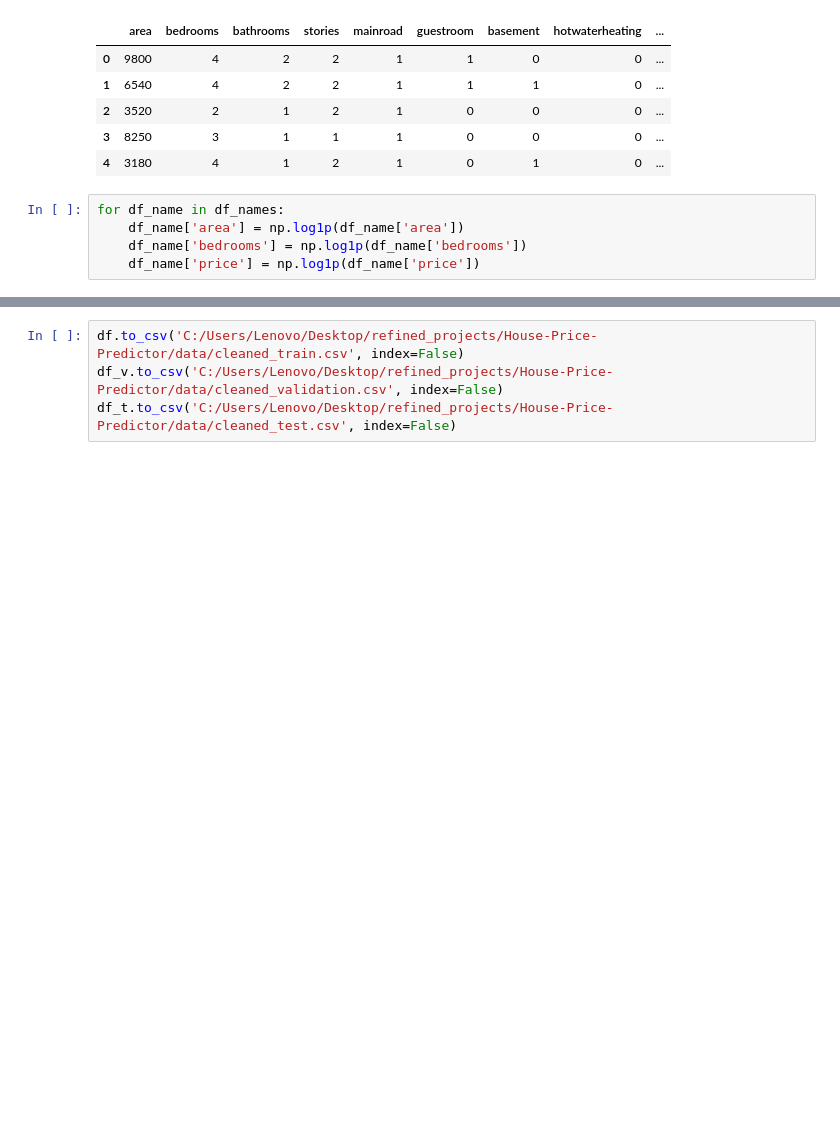
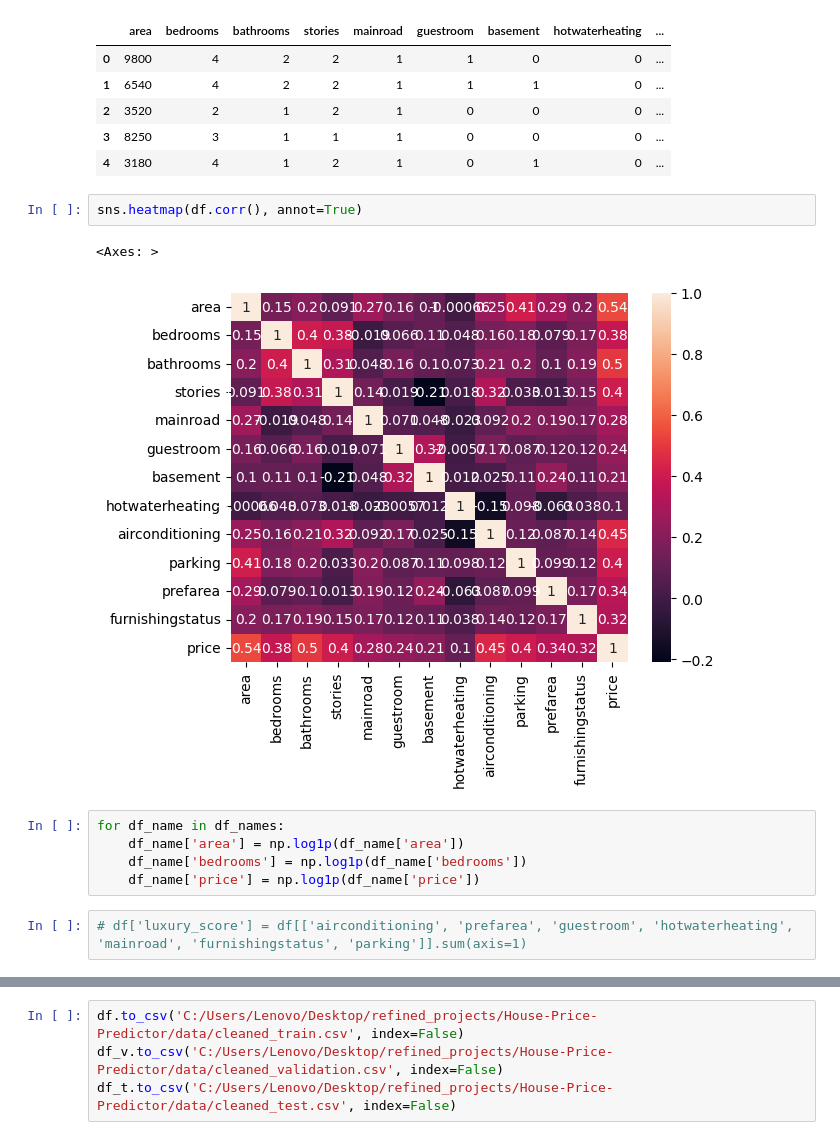
Before and after one commit to Sumitlasiwa/HousePricePredictor, a Jupyter notebook: notebooks/2_Feature_engineering.ipynb, the cells around one changed output, grey strips where cells are left out. Saved outputs shown, nothing was run; the diff lists cells and outputs as text; blank space fills up the shorter version.

```diff
--- a/notebooks/2_Feature_engineering.ipynb
+++ b/notebooks/2_Feature_engineering.ipynb
@@ -34,8 +36,15 @@ df.head()
 | 2 | 3520 | 2 | 1 | 2 | 1 | 0 | 0 | 0 | ... |
 | 3 | 8250 | 3 | 1 | 1 | 1 | 0 | 0 | 0 | ... |
 | 4 | 3180 | 4 | 1 | 2 | 1 | 0 | 1 | 0 | ... |
+# %%
+sns.heatmap(df.corr(), annot=True)
+# %% [output]
+<Axes: >
+[figure, added]
 # %%
 for df_name in df_names:
     df_name['area'] = np.log1p(df_name['area'])
     df_name['bedrooms'] = np.log1p(df_name['bedrooms'])
     df_name['price'] = np.log1p(df_name['price'])
+# %%
+# df['luxury_score'] = df[['airconditioning', 'prefarea', 'guestroom', 'hotwaterheating', 'mainroad', 'furnishingstatus', 'parking']].sum(axis=1)
```
Also changed, not shown: parts of 6 cells of this notebook, 21 other files.
